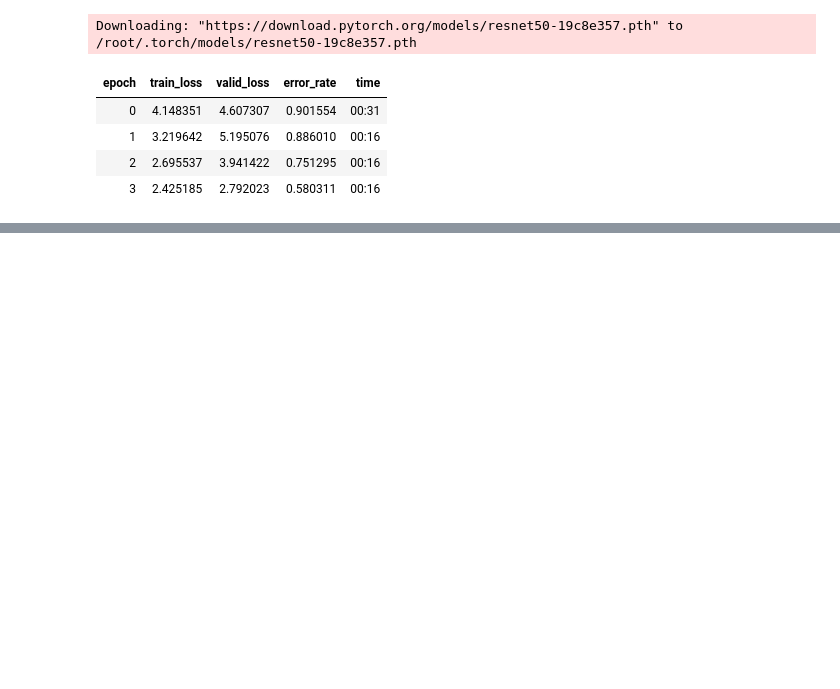
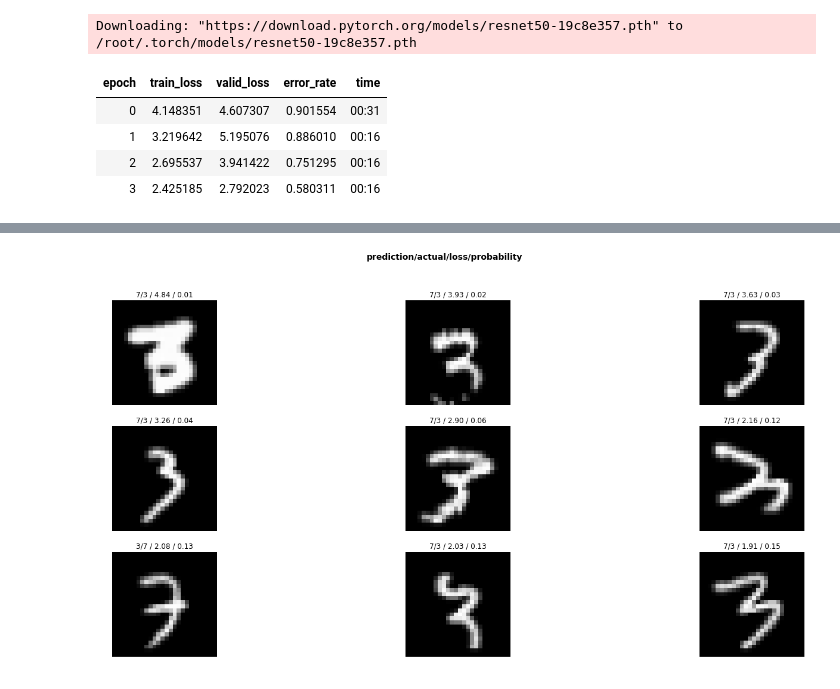
Before and after one commit to nishizaki0327/fastai, a Jupyter notebook: Lesson1.ipynb, the cells around one changed output, grey strips where cells are left out. Saved outputs shown, nothing was run; the diff lists cells and outputs as text; code cells hidden in the pictures; blank space fills up the shorter version.

```diff
--- a/Lesson1.ipynb
+++ b/Lesson1.ipynb
@@ -439,0 +450,2 @@ learn.fit_one_cycle(4)
+# %%
+learn = cnn_learner(data, models.resnet34, metrics=error_rate)
@@ -439,0 +461,6 @@ learn.fit_one_cycle(4)
+# %%
+interp = ClassificationInterpretation.from_learner(learn)
+# %%
+interp.plot_top_losses(9, figsize=(25,11))
+# %% [output]
+[figure, added]
```
Also changed, not shown: parts of 16 cells of this notebook.
